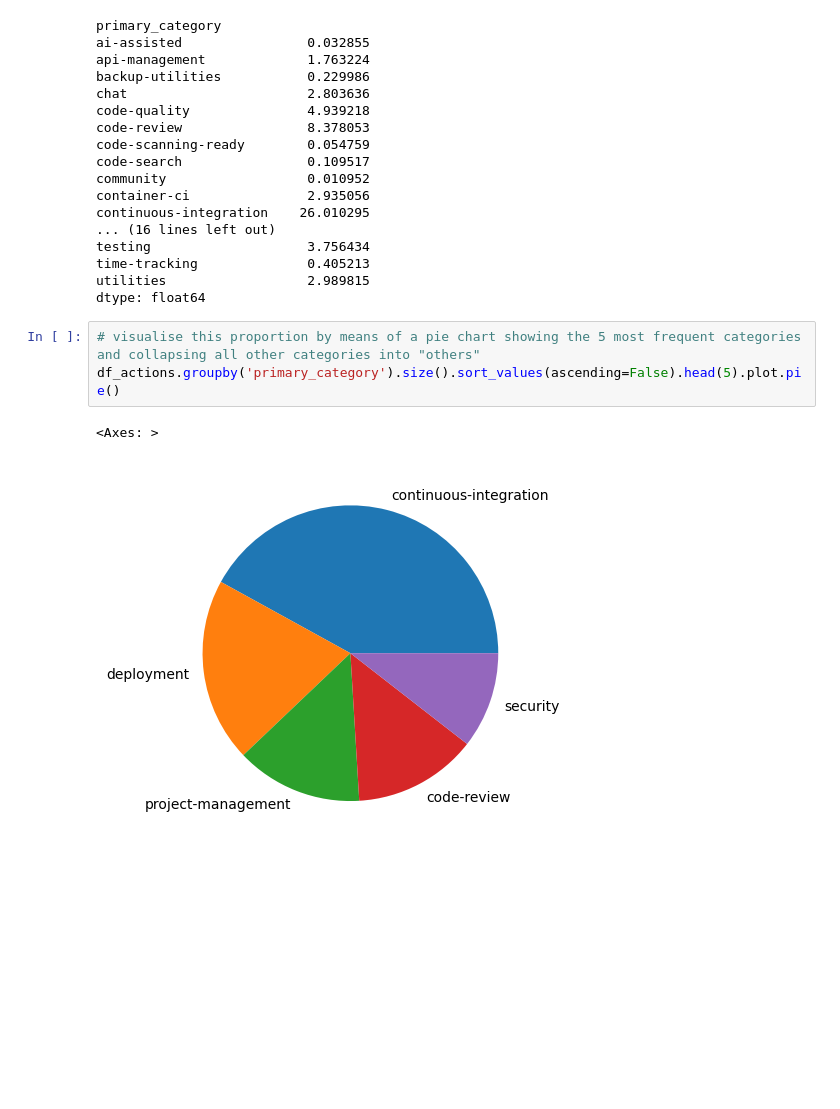
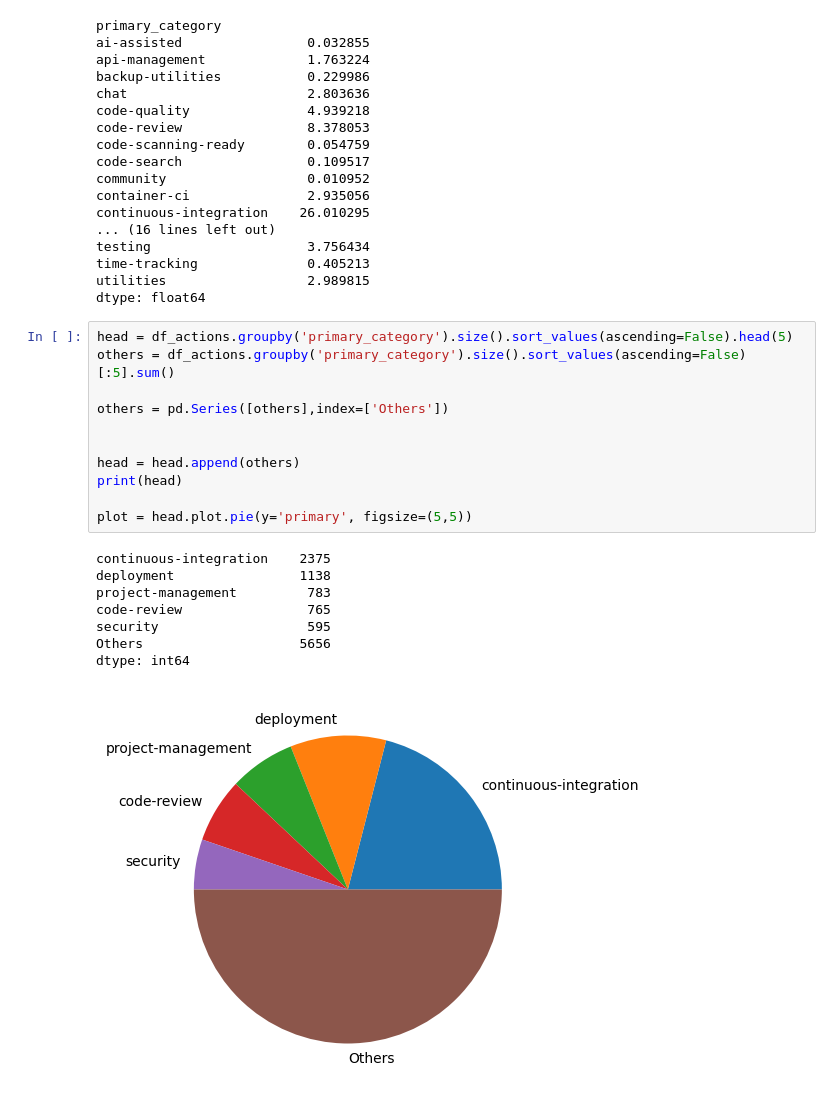
Before and after one commit to Randi-Dcht/umons_softwareEvolution_tp_3, a Jupyter notebook: notebooks/questions.ipynb, the cells around one changed output. Cells and saved outputs as stored; diff of their text form; blank space fills up the shorter version.

```diff
--- a/notebooks/questions.ipynb
+++ b/notebooks/questions.ipynb
@@ -314,9 +314,23 @@ testing                    3.756434
 time-tracking              0.405213
 utilities                  2.989815
 dtype: float64
-# %%
-# visualise this proportion by means of a pie chart showing the 5 most frequent categories and collapsing all other categories into "others"
-df_actions.groupby('primary_category').size().sort_values(ascending=False).head(5).plot.pie()
-# %% [output]
-<Axes: >
-[figure, removed]
+# %%
+head = df_actions.groupby('primary_category').size().sort_values(ascending=False).head(5)
+others = df_actions.groupby('primary_category').size().sort_values(ascending=False)[:5].sum()
+
+others = pd.Series([others],index=['Others'])
+
+
+head = head.append(others)
+print(head)
+
+plot = head.plot.pie(y='primary', figsize=(5,5))
+# %% [output]
+continuous-integration    2375
+deployment                1138
+project-management         783
+code-review                765
+security                   595
+Others                    5656
+dtype: int64
+[figure, added]
```
